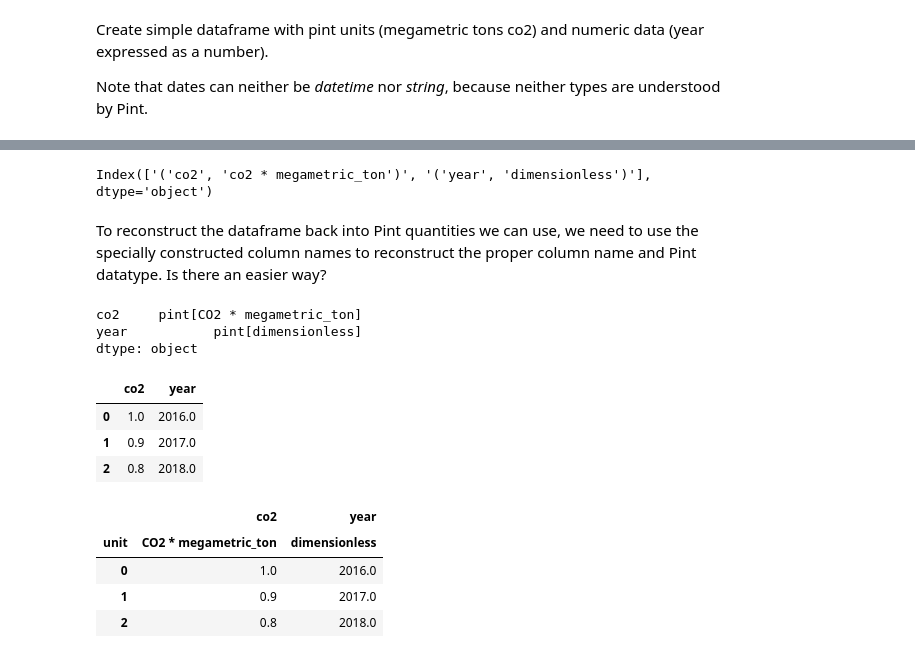
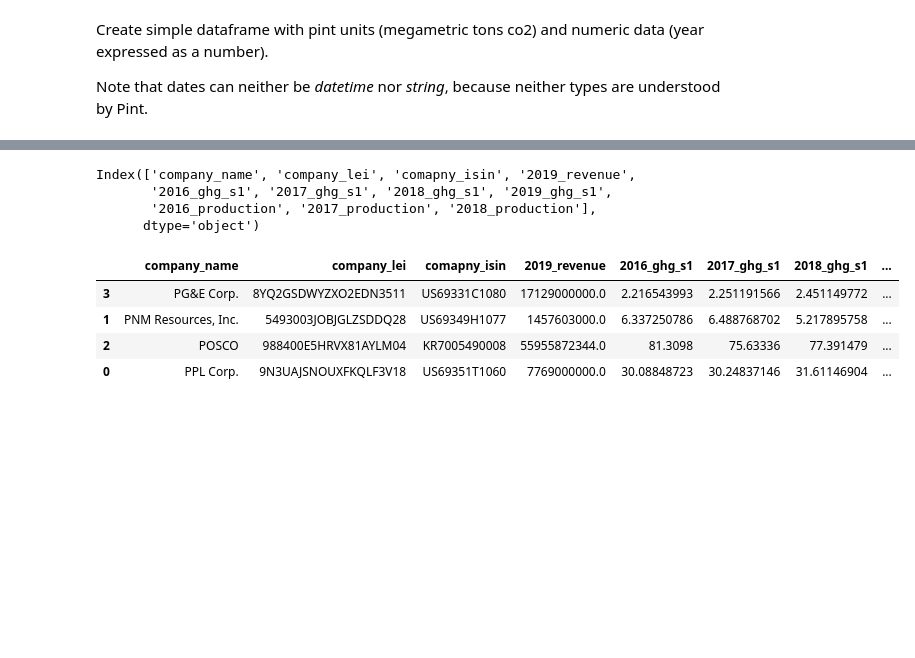
Before and after one commit to os-climate/data-platform-demo, a Jupyter notebook: notebooks/pint-demo.ipynb, the cells around one changed output, grey strips where cells are left out. Drawn from its saved outputs; the diff is of its cells as text; code cells hidden in the pictures; blank space fills up the shorter version.

```diff
--- a/notebooks/pint-demo.ipynb
+++ b/notebooks/pint-demo.ipynb
@@ -99,2 +180,3 @@ engine.execute("select * from sandbox.pint_co2").fetchall()
 # %%
-new_df = pd.read_sql(f"select * from {ingest_schema}.{ingest_table}", con=engine)
+sql_df = pd.read_sql(f"select * from {ingest_schema}.{ingest_table}", con=engine)
+sql_df
@@ -101,32 +189,43 @@ new_df = pd.read_sql(f"select * from {ingest_schema}.{ingest_table}", con=engine
-# %%
-new_df.columns
-# %% [output]
-Index(['('co2', 'co2 * megametric_ton')', '('year', 'dimensionless')'], dtype='object')
-# %% [markdown]
-To reconstruct the dataframe back into Pint quantities we can use, we need to use the specially constructed column names to reconstruct the proper column name and Pint datatype.  Is there an easier way?
-# %%
-new_co2_df = pd.DataFrame({col:series.astype(f"pint[{unit.replace('co2', 'CO2')}]")
-                          for col, unit, series in zip(list(map(lambda x: ast.literal_eval(x)[0], new_df.T.apply(lambda x: x.index, axis=1).index.values)),
-                                                       list(map(lambda x: ast.literal_eval(x)[1], new_df.T.apply(lambda x: x.index, axis=1).index.values)),
-                                                       [v for v in new_df.to_dict(orient='series').values()])})
-new_co2_df.dtypes
-# %% [output]
-co2     pint[CO2 * megametric_ton]
-year           pint[dimensionless]
-dtype: object
-# %%
-new_co2_df
-# %% [output]
-|  | co2 | year |
-| 0 | 1.0 | 2016.0 |
-| 1 | 0.9 | 2017.0 |
-| 2 | 0.8 | 2018.0 |
-# %%
-
-new_co2_df.pint.dequantify()
-# %% [output]
-|  | co2 | year |
-| unit | CO2 * megametric_ton | dimensionless |
-| 0 | 1.0 | 2016.0 |
-| 1 | 0.9 | 2017.0 |
-| 2 | 0.8 | 2018.0 |
+# %%
+# Because this DF comes from reading a Trino table, and because columns must be unqiue, we don't have to enumerate to ensure we properly handle columns with duplicated names
+
+def requantify_df(df):
+    units_col = None
+    columns_reversed = reversed(df.columns)
+    for col in columns_reversed:
+        if col.endswith("_units"):
+            if units_col:
+                # We expect _units column to follow a non-units column
+                raise ValueError
+            units_col = col
+            continue
+        if units_col:
+            if (df[units_col]==df[units_col][0]).all():
+                # Make a PintArray
+                new_col = PintArray(df[col], dtype=f"pint[{ureg(df[units_col][0]).u}]")
+                pass
+            else:
+                # Make a pd.Series of Quantity
+                new_col = pd.Series(data=df[col], name=col) * pd.Series(data=df[units_col].map(lambda x: ureg(x).u), name=col)
+                pass
+            df = df.drop(columns=units_col)
+            df[col] = new_col
+            units_col = None
+    return df
+# %%
+new_df = requantify_df(sql_df).convert_dtypes()
+# %%
+new_df.columns
+# %% [output]
+Index(['company_name', 'company_lei', 'comapny_isin', '2019_revenue',
+       '2016_ghg_s1', '2017_ghg_s1', '2018_ghg_s1', '2019_ghg_s1',
+       '2016_production', '2017_production', '2018_production'],
+      dtype='object')
+# %%
+new_df.sort_values(by='company_name')
+# %% [output]
+|  | company_name | company_lei | comapny_isin | 2019_revenue | 2016_ghg_s1 | 2017_ghg_s1 | 2018_ghg_s1 | ... |
+| 3 | PG&E Corp. | 8YQ2GSDWYZXO2EDN3511 | US69331C1080 | 17129000000.0 | 2.216543993 | 2.251191566 | 2.451149772 | ... |
+| 1 | PNM Resources, Inc. | 5493003JOBJGLZSDDQ28 | US69349H1077 | 1457603000.0 | 6.337250786 | 6.488768702 | 5.217895758 | ... |
+| 2 | POSCO | 988400E5HRVX81AYLM04 | KR7005490008 | 55955872344.0 | 81.3098 | 75.63336 | 77.391479 | ... |
+| 0 | PPL Corp. | 9N3UAJSNOUXFKQLF3V18 | US69351T1060 | 7769000000.0 | 30.08848723 | 30.24837146 | 31.61146904 | ... |
```
Also changed, not shown: parts of 14 cells of this notebook.
